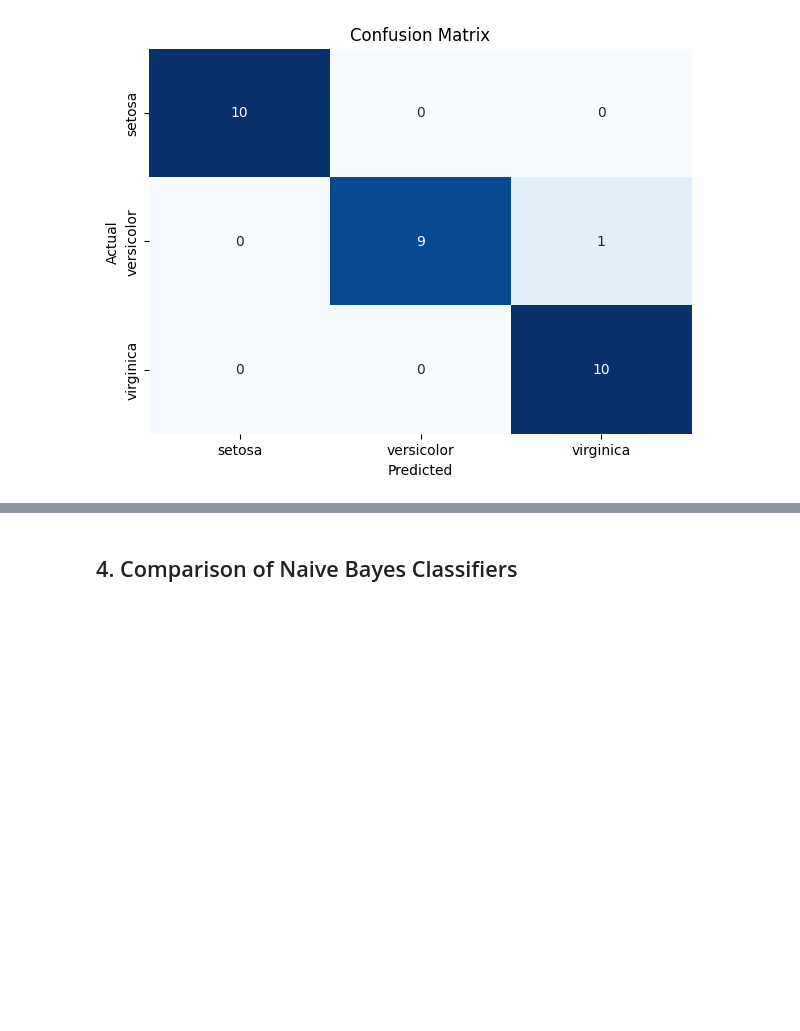
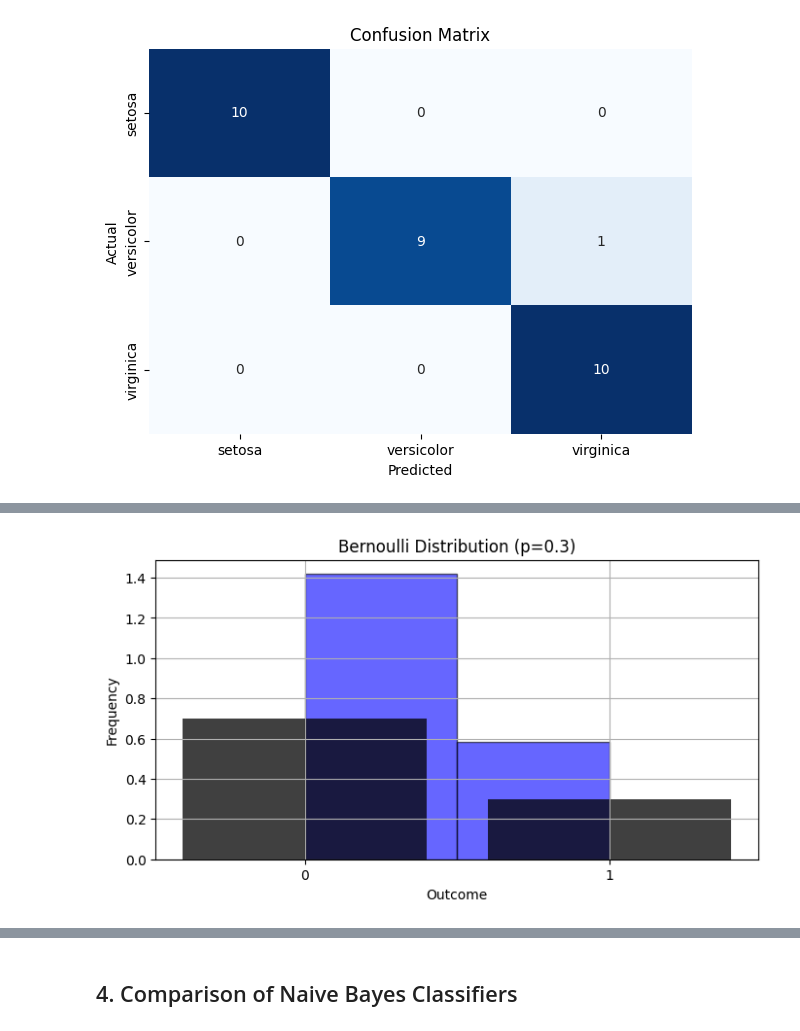
Before and after one commit to themarisolhernandez/ds-review-lessons, a Jupyter notebook: 10-naive-bayes-algorithm.ipynb, the cells around one changed output, grey strips where cells are left out. Saved outputs shown, nothing was run; the diff lists cells and outputs as text; code cells hidden in the pictures; blank space fills up the shorter version.

```diff
--- a/10-naive-bayes-algorithm.ipynb
+++ b/10-naive-bayes-algorithm.ipynb
@@ -308,0 +600,24 @@ plt.show()
+# %%
+# Probability of success (p)
+p = 0.3
+
+# Generate an array of 1000 random numbers following a Bernoulli distribution
+bernoulli_dist_array = bernoulli.rvs(p, size=1000)
+
+# Plot the histogram of the Bernoulli distribution
+plt.figure(figsize=(8, 4))
+plt.hist(bernoulli_dist_array, bins=2, density=True, alpha=0.6, color='b', edgecolor='black')
+
+# Plot the Bernoulli distribution
+x = [0, 1]
+pmf = [1 - p, p]
+plt.bar(x, pmf, color='k', alpha=0.75)
+
+plt.title('Bernoulli Distribution (p=0.3)')
+plt.xlabel('Outcome')
+plt.ylabel('Frequency')
+plt.xticks([0, 1])
+plt.grid(True)
+plt.show()
+# %% [output]
+[figure, added]
```
Also changed, not shown: parts of 57 cells of this notebook.
